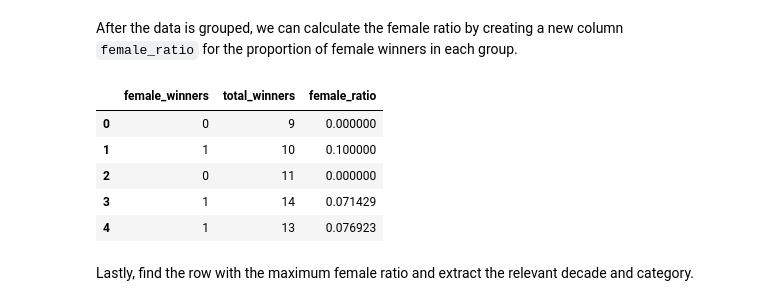
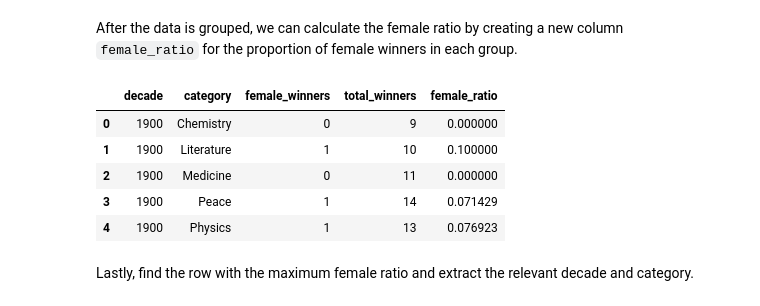
Before and after one commit to azizp128/data-science-projects, a Jupyter notebook: a-visual-history-of-nobel-prize-winners/new-version/notebook.ipynb, the cells around one changed output. Saved outputs shown, nothing was run; the diff lists cells and outputs as text; code cells hidden in the pictures.

```diff
--- a/a-visual-history-of-nobel-prize-winners/new-version/notebook.ipynb
+++ b/a-visual-history-of-nobel-prize-winners/new-version/notebook.ipynb
@@ -222,15 +268,15 @@ After the data is grouped, we can calculate the female ratio by creating a new c
 # %%
 # Calculate the proportion of female laureates
 grouped_data['female_ratio'] = grouped_data['female_winners'] / grouped_data['total_winners']
 
-grouped_data[['female_winners', 'total_winners', 'female_ratio']].head()
+grouped_data[['decade', 'category', 'female_winners', 'total_winners', 'female_ratio']].head()
 # %% [output]
-|  | female_winners | total_winners | female_ratio |
-| 0 | 0 | 9 | 0.000000 |
-| 1 | 1 | 10 | 0.100000 |
-| 2 | 0 | 11 | 0.000000 |
-| 3 | 1 | 14 | 0.071429 |
-| 4 | 1 | 13 | 0.076923 |
+|  | decade | category | female_winners | total_winners | female_ratio |
+| 0 | 1900 | Chemistry | 0 | 9 | 0.000000 |
+| 1 | 1900 | Literature | 1 | 10 | 0.100000 |
+| 2 | 1900 | Medicine | 0 | 11 | 0.000000 |
+| 3 | 1900 | Peace | 1 | 14 | 0.071429 |
+| 4 | 1900 | Physics | 1 | 13 | 0.076923 |
 # %% [markdown]
 Lastly, find the row with the maximum female ratio and extract the relevant decade and category.
 # %%
```
Also changed, not shown: parts of 9 cells of this notebook.
